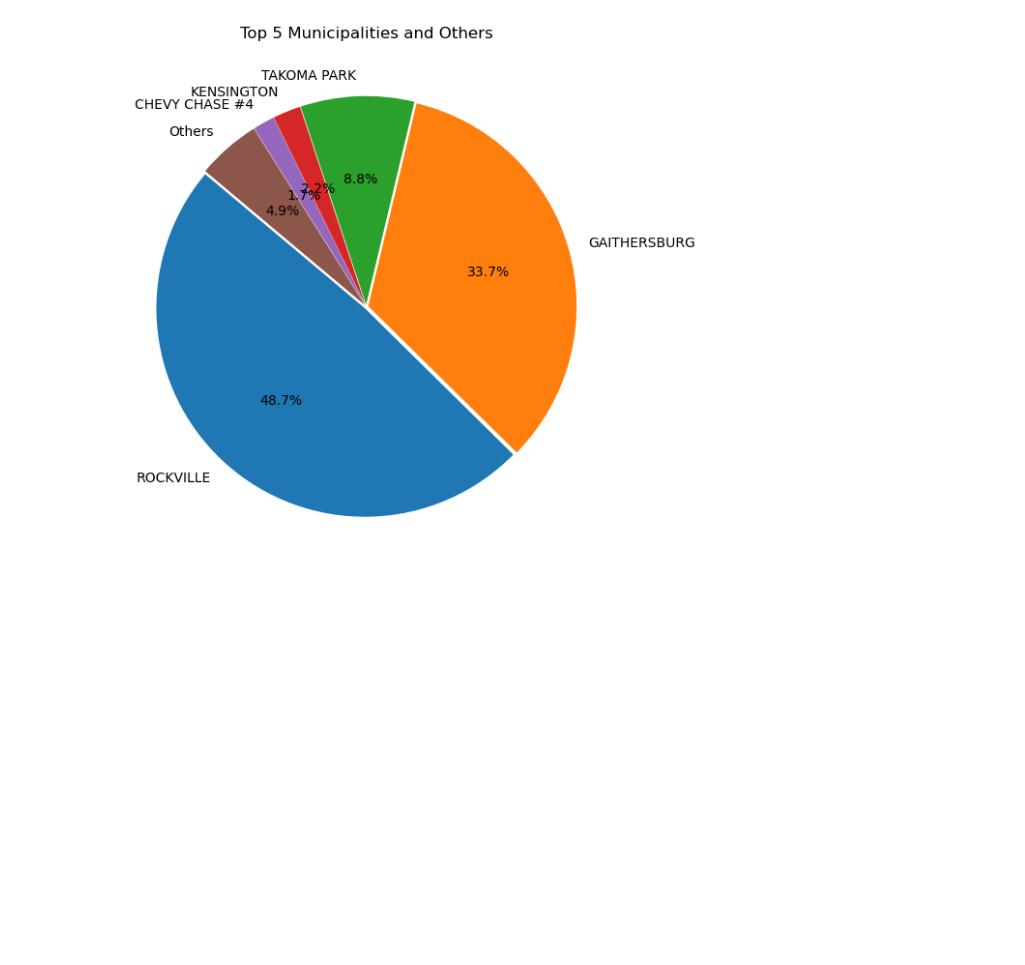
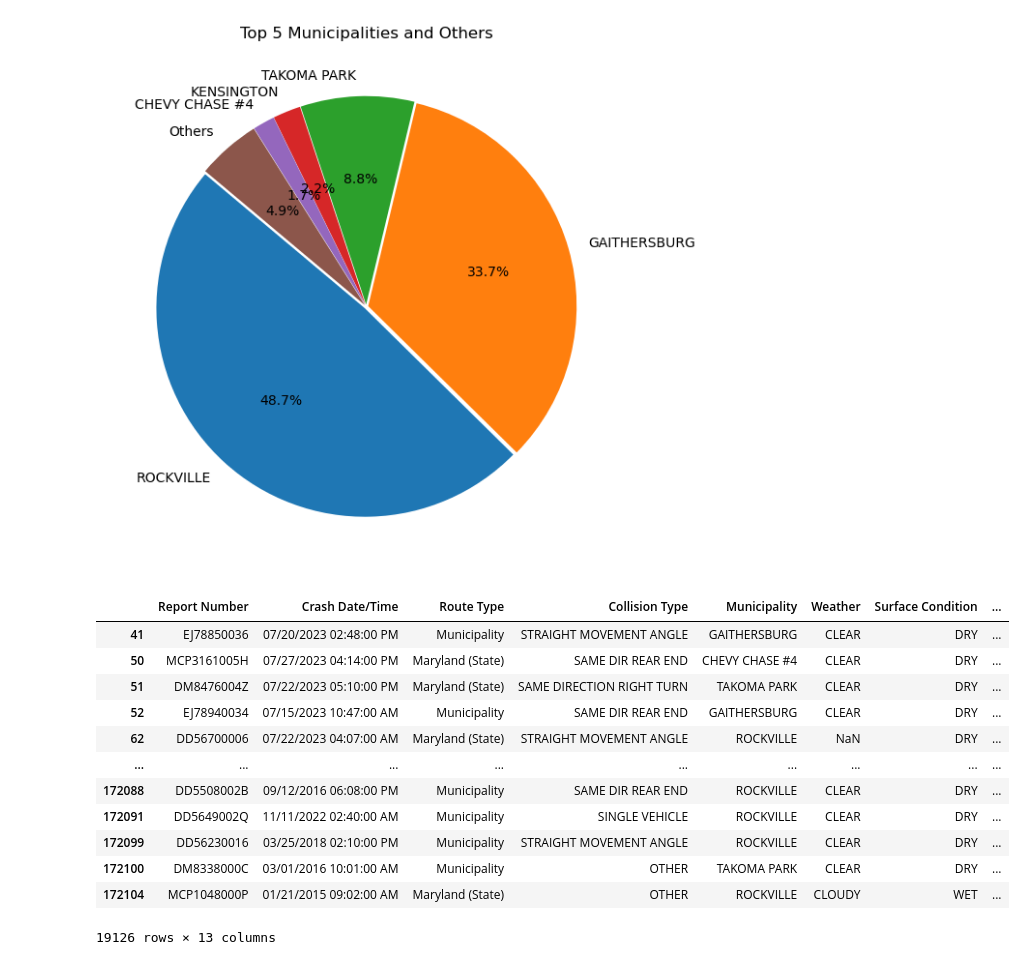
Before and after one commit to Sunjy0827/Columbia_Engineering_Data_Analytics_Project_1, a Jupyter notebook: Project I.ipynb, the cells around one changed output. Saved outputs shown, nothing was run; the diff lists cells and outputs as text; code cells hidden in the pictures; blank space fills up the shorter version.

Commit message:
info about Rockville street name and time

```diff
--- a/Project I.ipynb
+++ b/Project I.ipynb
@@ -71,7 +72,7 @@ car_crash_df["Report Number"].count()
 19126
 # %%
 # define the columns/variables for the analysis
-selected_columns = ["Report Number", "Crash Date/Time", "Route Type", "Collision Type", "Municipality","Weather","Surface Condition", "Traffic Control","Speed Limit","Latitude","Longitude"]
+selected_columns = ["Report Number", "Crash Date/Time", "Route Type", "Collision Type", "Municipality","Weather","Surface Condition", "Traffic Control","Speed Limit","Latitude","Longitude", "Road Name", "Cross-Street Name"]
 # %%
 # recreate the dataframe
 reduced_car_crash_df = car_crash_df[selected_columns]
@@ -130,6 +131,22 @@ plt.title('Top 5 Municipalities and Others')
 plt.show()
 # %% [output]
 [figure]
+# %%
+reduced_car_crash_df
+# %% [output]
+|  | Report Number | Crash Date/Time | Route Type | Collision Type | Municipality | Weather | Surface Condition | ... |
+| 41 | EJ78850036 | 07/20/2023 02:48:00 PM | Municipality | STRAIGHT MOVEMENT ANGLE | GAITHERSBURG | CLEAR | DRY | ... |
+| 50 | MCP3161005H | 07/27/2023 04:14:00 PM | Maryland (State) | SAME DIR REAR END | CHEVY CHASE #4 | CLEAR | DRY | ... |
+| 51 | DM8476004Z | 07/22/2023 05:10:00 PM | Maryland (State) | SAME DIRECTION RIGHT TURN | TAKOMA PARK | CLEAR | DRY | ... |
+| 52 | EJ78940034 | 07/15/2023 10:47:00 AM | Municipality | SAME DIR REAR END | GAITHERSBURG | CLEAR | DRY | ... |
+| 62 | DD56700006 | 07/22/2023 04:07:00 AM | Maryland (State) | STRAIGHT MOVEMENT ANGLE | ROCKVILLE | NaN | DRY | ... |
+| ... | ... | ... | ... | ... | ... | ... | ... | ... |
+| 172088 | DD5508002B | 09/12/2016 06:08:00 PM | Municipality | SAME DIR REAR END | ROCKVILLE | CLEAR | DRY | ... |
+| 172091 | DD5649002Q | 11/11/2022 02:40:00 AM | Municipality | SINGLE VEHICLE | ROCKVILLE | CLEAR | DRY | ... |
+| 172099 | DD56230016 | 03/25/2018 02:10:00 PM | Municipality | STRAIGHT MOVEMENT ANGLE | ROCKVILLE | CLEAR | DRY | ... |
+| 172100 | DM8338000C | 03/01/2016 10:01:00 AM | Municipality | OTHER | TAKOMA PARK | CLEAR | DRY | ... |
+| 172104 | MCP1048000P | 01/21/2015 09:02:00 AM | Maryland (State) | OTHER | ROCKVILLE | CLOUDY | WET | ... |
+19126 rows × 13 columns
 # %%
 # break the crash date/time column to date and military time (new_column_name date & car_accident_time) => later, if necessary, we need to break it by "year"
 # Split the "Crash Date/Time" column into separate date and time columns
```
Also changed, not shown: parts of 7 cells of this notebook, 1 other file.
